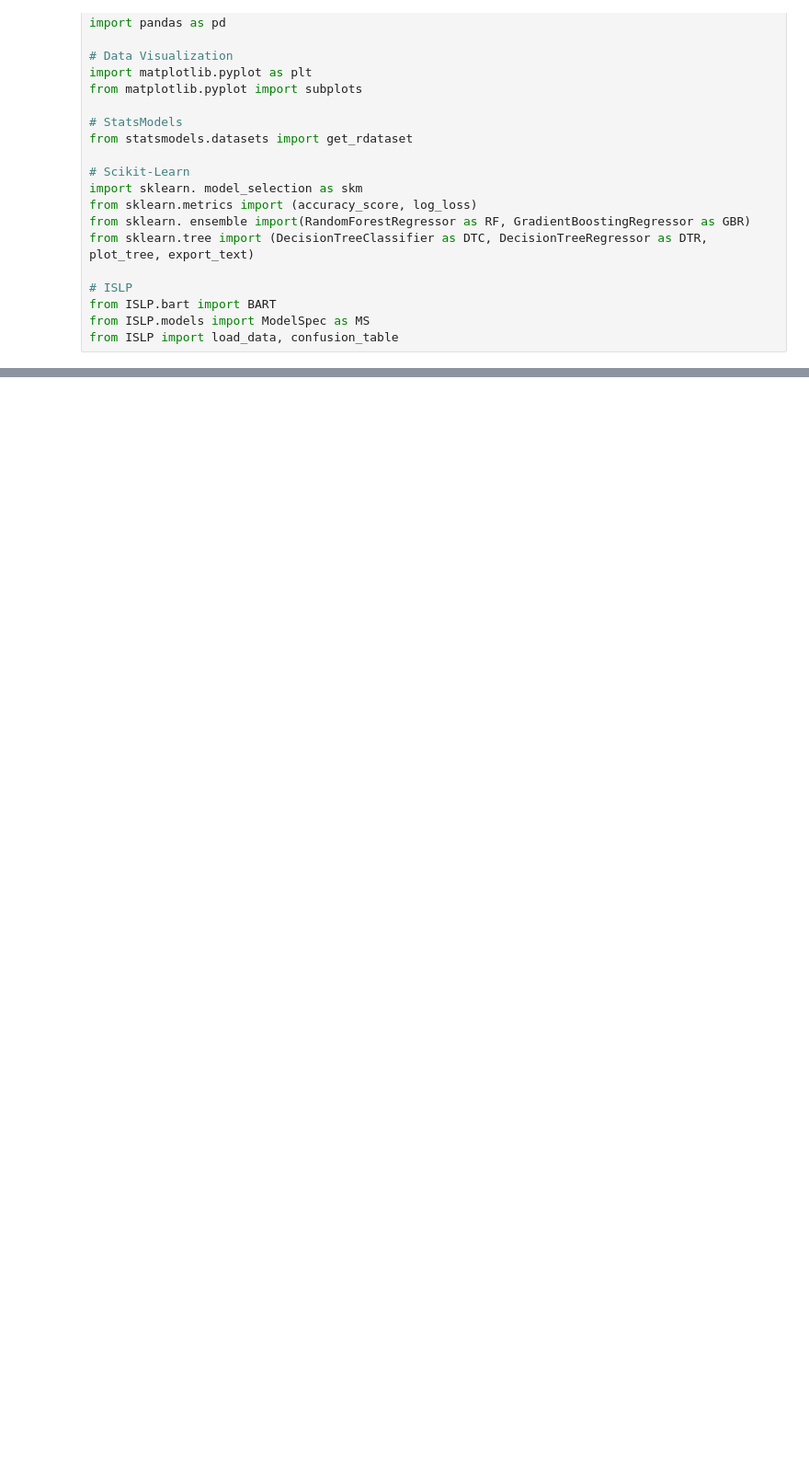
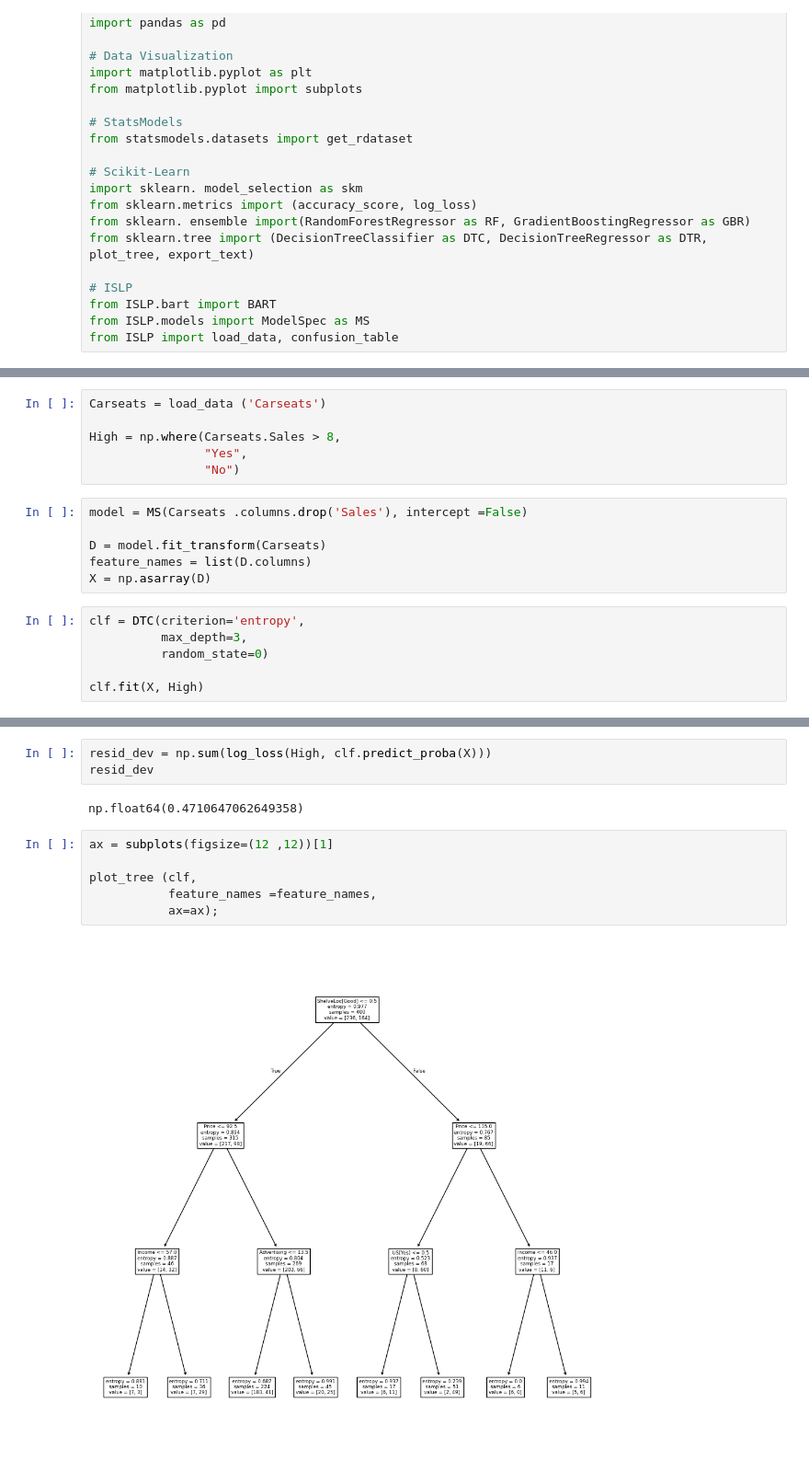
Before and after one commit to joakor89/An-Introduction-to-Statistical-Learning, a Jupyter notebook: chap_08/08_TBM.ipynb, the cells around one changed output, grey strips where cells are left out. Shown at 92% size. Drawn from its saved outputs; the diff is of its cells as text; blank space fills up the shorter version.

Commit message:
Fitting Classification Trees

```diff
--- a/chap_08/08_TBM.ipynb
+++ b/chap_08/08_TBM.ipynb
@@ -28,0 +31,18 @@ from ISLP import load_data, confusion_table
+# %%
+Carseats = load_data ('Carseats')
+
+High = np.where(Carseats.Sales > 8,
+                "Yes",
+                "No")
+# %%
+model = MS(Carseats .columns.drop('Sales'), intercept =False)
+
+D = model.fit_transform(Carseats)
+feature_names = list(D.columns)
+X = np.asarray(D)
+# %%
+clf = DTC(criterion='entropy',
+          max_depth=3,
+          random_state=0)
+
+clf.fit(X, High)
@@ -28,0 +55,13 @@ from ISLP import load_data, confusion_table
+# %%
+resid_dev = np.sum(log_loss(High, clf.predict_proba(X)))
+resid_dev
+# %% [output]
+np.float64(0.4710647062649358)
+# %%
+ax = subplots(figsize=(12 ,12))[1]
+
+plot_tree (clf,
+           feature_names =feature_names,
+           ax=ax);
+# %% [output]
+[figure, added]
```
Also changed, not shown: parts of 12 cells of this notebook, 1 other file.
